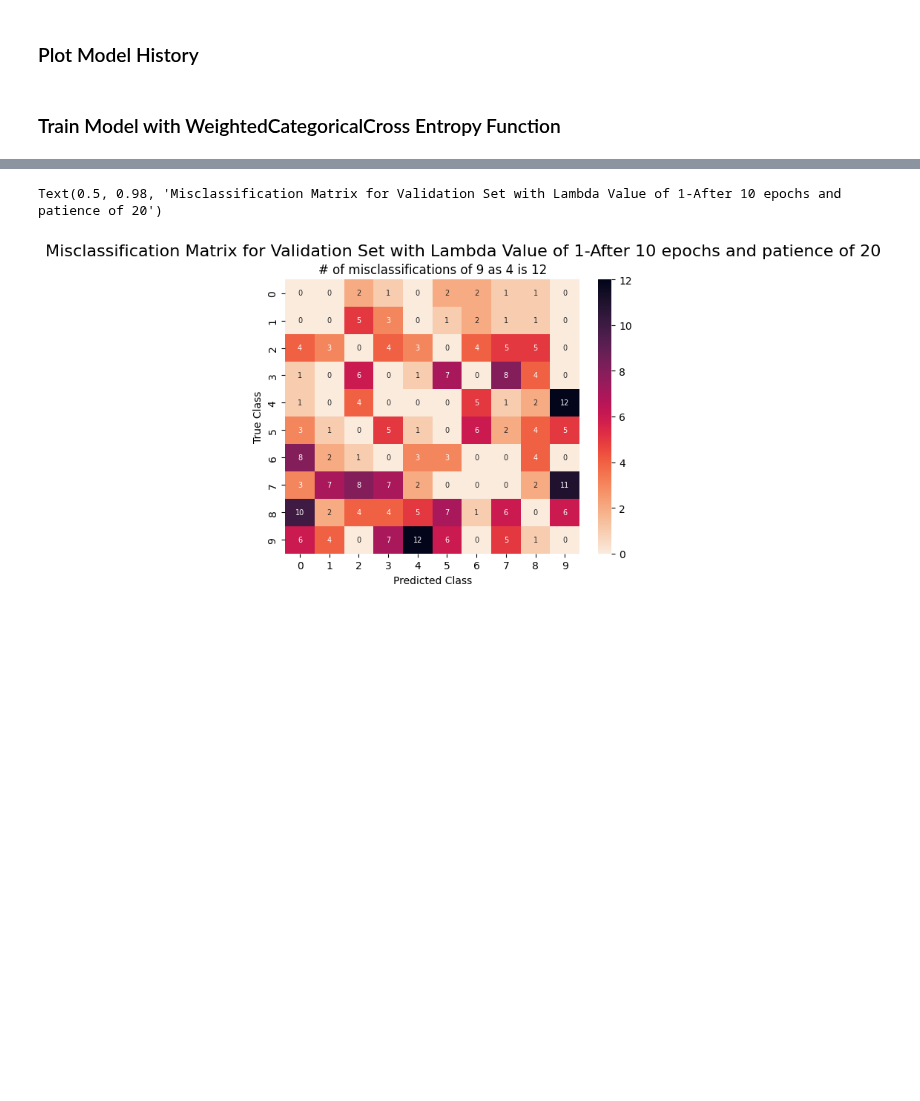
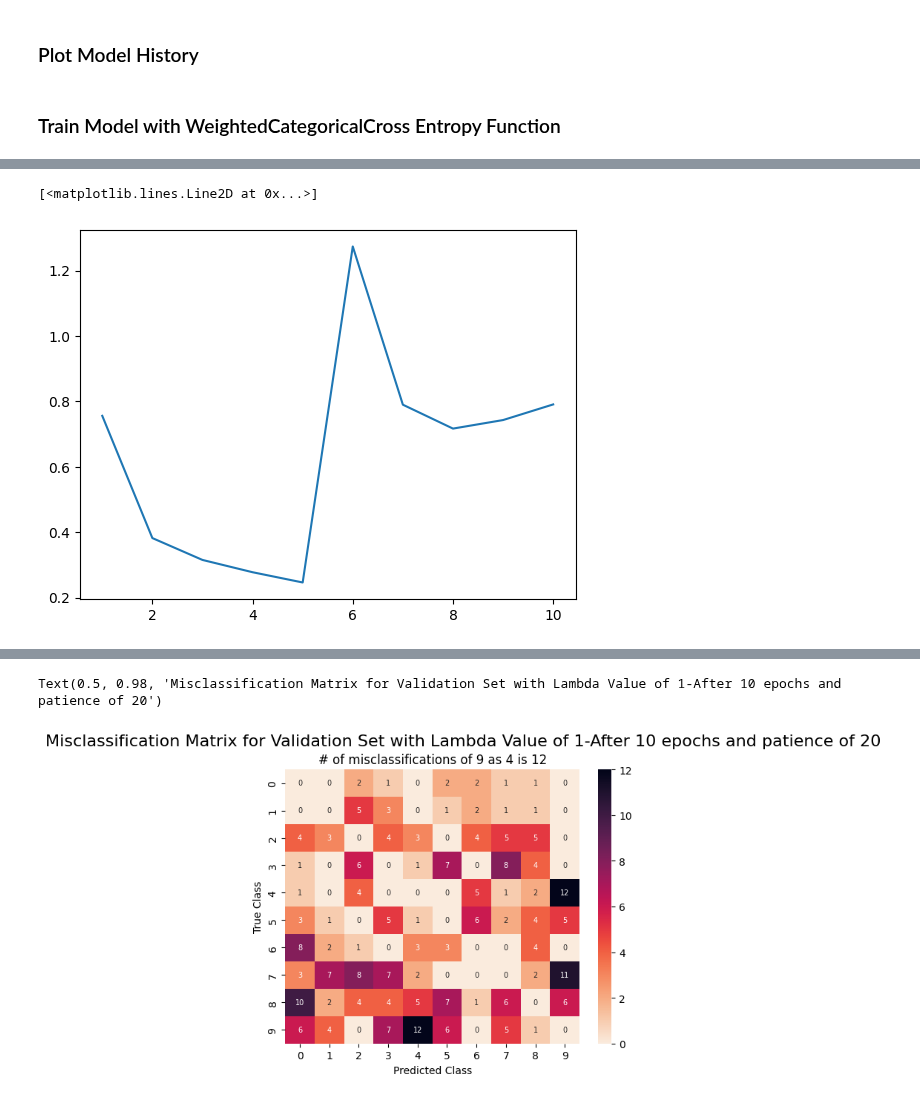
Before and after one commit to RachelRamirez/misclassification_matrix, a Jupyter notebook: PreExperiment_PA_Shfl_40D_Lambda1_Lambda2_FineTuning.ipynb, the cells around one changed output, grey strips where cells are left out. Drawn from its saved outputs; the diff is of its cells as text; code cells hidden in the pictures; blank space fills up the shorter version.

```diff
--- a/PreExperiment_PA_Shfl_40D_Lambda1_Lambda2_FineTuning.ipynb
+++ b/PreExperiment_PA_Shfl_40D_Lambda1_Lambda2_FineTuning.ipynb
@@ -346,3 +352,16 @@ def plot_model_history(model_history, nb_epoch, cm3):
 # %% [markdown]
 ### Train Model with WeightedCategoricalCross Entropy Function
+# %%
+def create_model(cost_matrix):
+  model = Sequential()
+  model.add(Dense(40, input_shape=(784,), kernel_initializer=tf.keras.initializers.glorot_uniform(seed=42)))
+  model.add(Activation('relu'))
+  model.add(Dropout(0.2))
+  model.add(Dense(40, kernel_initializer=tf.keras.initializers.glorot_uniform(seed=42)))
+  model.add(Activation('relu'))
+  model.add(Dropout(0.2))
+  model.add(Dense(10,kernel_initializer=tf.keras.initializers.glorot_uniform(seed=42)))
+  model.add(Activation('softmax'))
+  model.compile(loss=WeightedCategoricalCrossentropy(cost_matrix), optimizer=rms,  metrics='categorical_accuracy',)
+  return model
 # %%
@@ -464,0 +496,5 @@ plot_model_history(model_history2, nb_epoch)
+# %%
+plt.plot(range(1, len(model_history.history['loss'] + model2_history.history['loss'])+1),model_history.history['loss'] + model2_history.history['loss'] )
+# %% [output]
+[<matplotlib.lines.Line2D at 0x...>]
+[figure, added]
```
Also changed, not shown: parts of 14 cells of this notebook.
